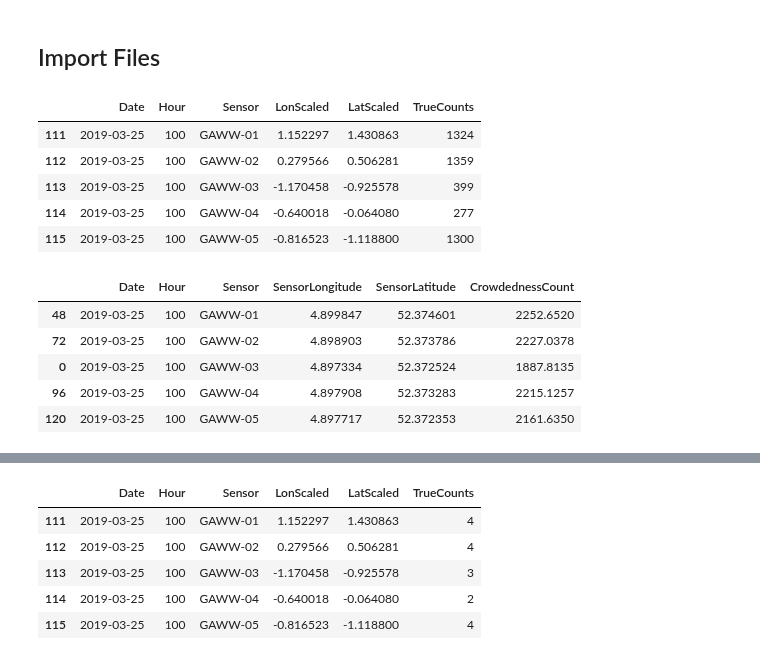
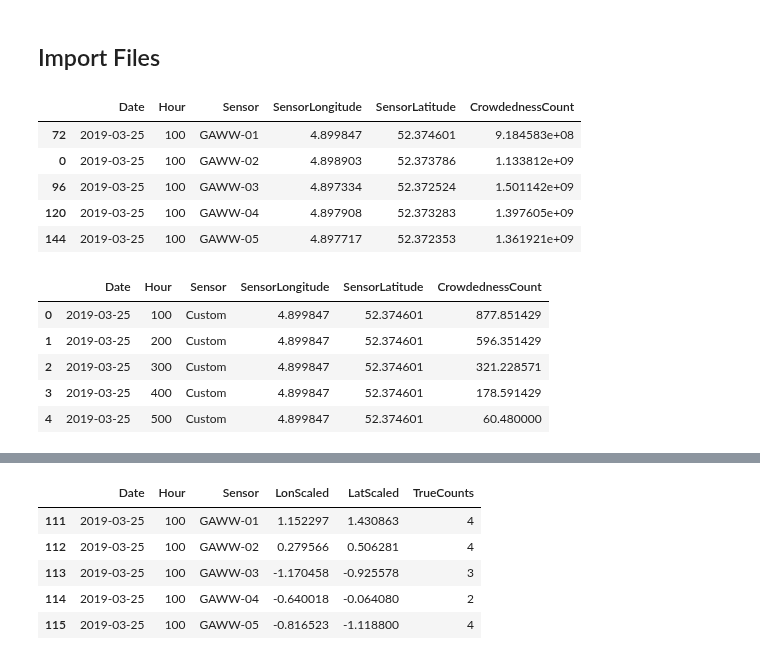
Before and after one commit to LeDon96/CrowdednessPrediction, a Jupyter notebook: Jupyter Notebooks/Model Results.ipynb, the cells around one changed output, grey strips where cells are left out. Drawn from its saved outputs; the diff is of its cells as text; code cells hidden in the pictures.

```diff
--- a/Jupyter Notebooks/Model Results.ipynb
+++ b/Jupyter Notebooks/Model Results.ipynb
@@ -31,6 +31,19 @@ pred_lr = pd.read_csv("../../../Data_thesis/Full_Datasets/lr_Predictions.csv")
 pred_lr.sort_values(by=["Hour", "Sensor"], inplace=True)
 pred_dc = pd.read_csv("../../../Data_thesis/Full_Datasets/dc_Predictions.csv")
 pred_dc.sort_values(by=["Hour", "Sensor"], inplace=True)
+
+int_rfg = pd.read_csv("../../../Data_thesis/Full_Datasets/rfg_Interpolation.csv")
+int_rfg.sort_values(by=["Hour", "Sensor"], inplace=True)
+int_rfc = pd.read_csv("../../../Data_thesis/Full_Datasets/rfc_Interpolation.csv")
+int_rfc.sort_values(by=["Hour", "Sensor"], inplace=True)
+int_xgbr = pd.read_csv("../../../Data_thesis/Full_Datasets/xgbr_Interpolation.csv")
+int_xgbr.sort_values(by=["Hour", "Sensor"], inplace=True)
+int_xgbc = pd.read_csv("../../../Data_thesis/Full_Datasets/xgbc_Interpolation.csv")
+int_xgbc.sort_values(by=["Hour", "Sensor"], inplace=True)
+int_lr = pd.read_csv("../../../Data_thesis/Full_Datasets/lr_Interpolation.csv")
+int_lr.sort_values(by=["Hour", "Sensor"], inplace=True)
+int_dc = pd.read_csv("../../../Data_thesis/Full_Datasets/dc_Interpolation.csv")
+int_dc.sort_values(by=["Hour", "Sensor"], inplace=True)
 # %%
 full_df = pd.read_csv("../../../Data_thesis/Full_Datasets/Full.csv")
 full_df["Date"] = pd.to_datetime(full_df["Date"], format="%Y-%m-%d")
@@ -42,18 +57,18 @@ full_df = full_df[["Date", "Hour", "Sensor", "LonScaled", "LatScaled", "TrueCoun
 # %%
-full_df.head()
+pred_lr.head()
 # %% [output]
-|  | Date | Hour | Sensor | LonScaled | LatScaled | TrueCounts |
-| 111 | 2019-03-25 | 100 | GAWW-01 | 1.152297 | 1.430863 | 1324 |
-| 112 | 2019-03-25 | 100 | GAWW-02 | 0.279566 | 0.506281 | 1359 |
-| 113 | 2019-03-25 | 100 | GAWW-03 | -1.170458 | -0.925578 | 399 |
-| 114 | 2019-03-25 | 100 | GAWW-04 | -0.640018 | -0.064080 | 277 |
-| 115 | 2019-03-25 | 100 | GAWW-05 | -0.816523 | -1.118800 | 1300 |
+|  | Date | Hour | Sensor | SensorLongitude | SensorLatitude | CrowdednessCount |
+| 72 | 2019-03-25 | 100 | GAWW-01 | 4.899847 | 52.374601 | 9.184583e+08 |
+| 0 | 2019-03-25 | 100 | GAWW-02 | 4.898903 | 52.373786 | 1.133812e+09 |
+| 96 | 2019-03-25 | 100 | GAWW-03 | 4.897334 | 52.372524 | 1.501142e+09 |
+| 120 | 2019-03-25 | 100 | GAWW-04 | 4.897908 | 52.373283 | 1.397605e+09 |
+| 144 | 2019-03-25 | 100 | GAWW-05 | 4.897717 | 52.372353 | 1.361921e+09 |
 # %%
-pred_xgbr.head()
+int_rfg.head()
 # %% [output]
 |  | Date | Hour | Sensor | SensorLongitude | SensorLatitude | CrowdednessCount |
-| 48 | 2019-03-25 | 100 | GAWW-01 | 4.899847 | 52.374601 | 2252.6520 |
-| 72 | 2019-03-25 | 100 | GAWW-02 | 4.898903 | 52.373786 | 2227.0378 |
-| 0 | 2019-03-25 | 100 | GAWW-03 | 4.897334 | 52.372524 | 1887.8135 |
-| 96 | 2019-03-25 | 100 | GAWW-04 | 4.897908 | 52.373283 | 2215.1257 |
-| 120 | 2019-03-25 | 100 | GAWW-05 | 4.897717 | 52.372353 | 2161.6350 |
+| 0 | 2019-03-25 | 100 | Custom | 4.899847 | 52.374601 | 877.851429 |
+| 1 | 2019-03-25 | 200 | Custom | 4.899847 | 52.374601 | 596.351429 |
+| 2 | 2019-03-25 | 300 | Custom | 4.899847 | 52.374601 | 321.228571 |
+| 3 | 2019-03-25 | 400 | Custom | 4.899847 | 52.374601 | 178.591429 |
+| 4 | 2019-03-25 | 500 | Custom | 4.899847 | 52.374601 | 60.480000 |
```
Also changed, not shown: parts of 18 cells of this notebook, 4 other files.
